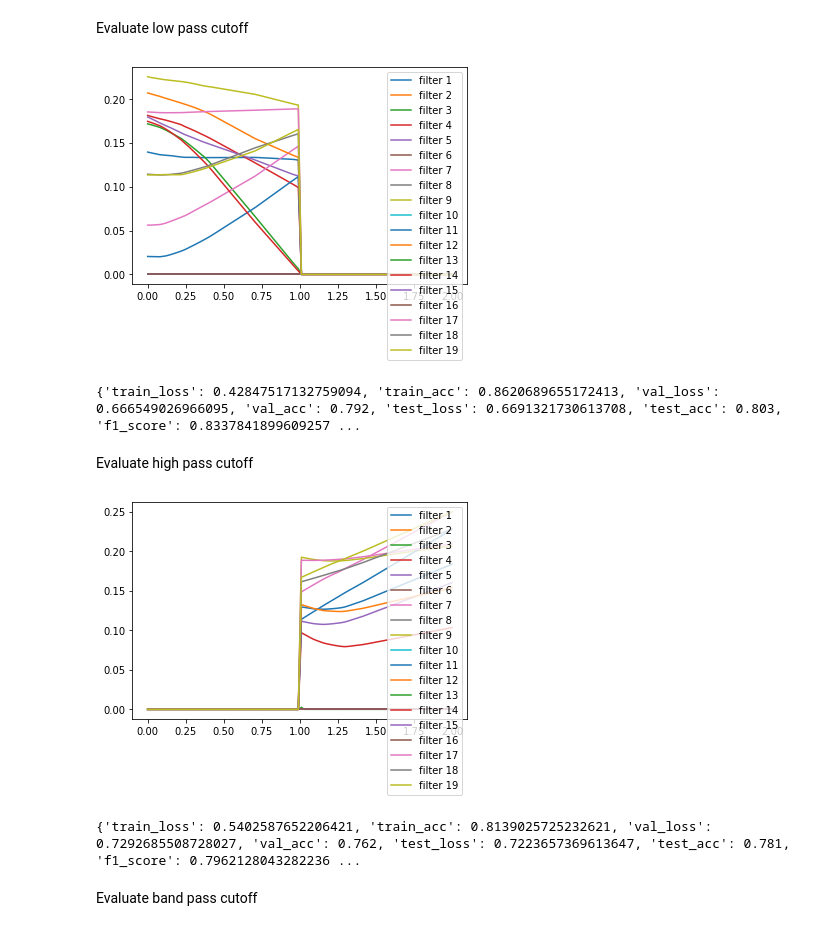
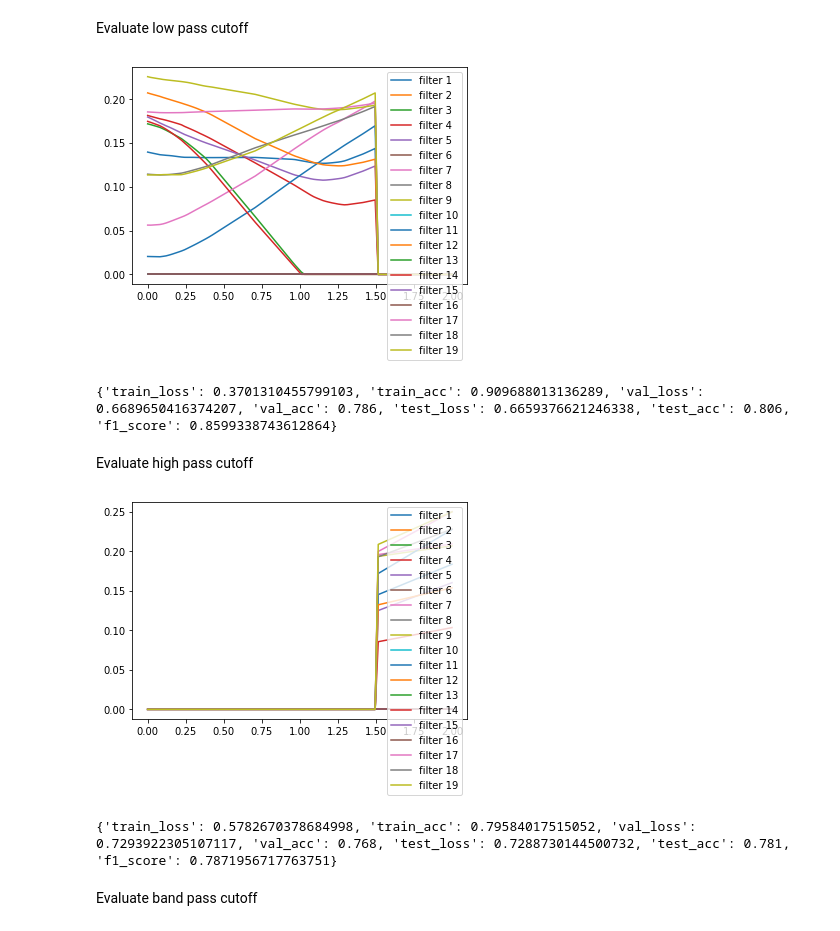
Before and after one commit to seanli3/asgat, a Jupyter notebook: citation/citeseer_frequency_analysis.ipynb, the cells around one changed output. Drawn from its saved outputs; the diff is of its cells as text; code cells hidden in the pictures.

```diff
--- a/citation/citeseer_frequency_analysis.ipynb
+++ b/citation/citeseer_frequency_analysis.ipynb
@@ -33,7 +33,7 @@ cuda = False
 chebyshev_order =17
 edge_dropout =0
 node_feature_dropout =0
-filter ='analysis'
+filter_name ='analysis'
 
 rseed(seed)
 nseed(seed)
@@ -95,7 +95,7 @@ class Net(torch.nn.Module):
         self.G.estimate_lmax()
 
         self.analysis = GraphSpectralFilterLayer(self.G, dataset.num_node_features, hidden,
-                                                 dropout=dropout, out_channels=heads, filter=filter,
+                                                 dropout=dropout, out_channels=heads, filter=filter_name,
                                                  pre_training=pre_training, device='cuda' if cuda else 'cpu',
                                                  alpha=alpha, chebyshev_order=chebyshev_order)
         # self.mlp = nn.Sequential(nn.Linear(hidden * heads, 128),
@@ -109,7 +109,7 @@ class Net(torch.nn.Module):
 
         # self.W = torch.zeros(hidden * heads, dataset.num_classes)
 
-        self.synthesis = GraphSpectralFilterLayer(self.G, hidden * heads, dataset.num_classes, filter=filter,
+        self.synthesis = GraphSpectralFilterLayer(self.G, hidden * heads, dataset.num_classes, filter=filter_name,
                                                   device='cuda' if cuda else 'cpu', dropout=dropout,
                                                   out_channels=1, alpha=alpha, pre_training=False,
                                                   chebyshev_order=chebyshev_order)
@@ -229,22 +229,22 @@ class CutOff(nn.Module):
 # %% [markdown]
 Evaluate low pass cutoff
 # %%
-threshold = 1
+threshold = 1.5
 model.analysis.filter_kernel = CutOff(max_val=threshold, kernel=filter_kernel)
 model.analysis.filter._kernel = CutOff(max_val=threshold, kernel=filter_kernel)
 plot_filter_banks(kernel=model.analysis.filter_kernel)
 print(evaluate(model, dataset[0]))
 
 low_pass_correct_indices = get_correctly_predicted_node_idx(model, 'test')
 with torch.no_grad():
     _, low_att1, low_att2 = model(dataset[0])
 # %% [output]
-[figure, old version]
+[figure, new version]
-{'train_loss': 0.42847517132759094, 'train_acc': 0.8620689655172413, 'val_loss': 0.666549026966095, 'val_acc': 0.792, 'test_loss': 0.6691321730613708, 'test_acc': 0.803, 'f1_score': 0.8337841899609257 ...
+{'train_loss': 0.3701310455799103, 'train_acc': 0.909688013136289, 'val_loss': 0.6689650416374207, 'val_acc': 0.786, 'test_loss': 0.6659376621246338, 'test_acc': 0.806, 'f1_score': 0.8599338743612864}
 # %% [markdown]
 Evaluate high pass cutoff
 # %%
-threshold = 1
+threshold = 1.5
 model.analysis.filter_kernel = CutOff(min_val=threshold, kernel=filter_kernel)
 model.analysis.filter._kernel = CutOff(min_val=threshold, kernel=filter_kernel)
 plot_filter_banks(kernel=model.analysis.filter_kernel)
@@ -255,8 +255,8 @@ high_pass_correct_indices = get_correctly_predicted_node_idx(model, 'test')
 with torch.no_grad():
     _, high_att1, high_att2 = model(dataset[0])
 # %% [output]
-[figure, old version]
+[figure, new version]
-{'train_loss': 0.5402587652206421, 'train_acc': 0.8139025725232621, 'val_loss': 0.7292685508728027, 'val_acc': 0.762, 'test_loss': 0.7223657369613647, 'test_acc': 0.781, 'f1_score': 0.7962128043282236 ...
+{'train_loss': 0.5782670378684998, 'train_acc': 0.79584017515052, 'val_loss': 0.7293922305107117, 'val_acc': 0.768, 'test_loss': 0.7288730144500732, 'test_acc': 0.781, 'f1_score': 0.7871956717763751}
 # %% [markdown]
 Evaluate band pass cutoff
 # %%
```
Also changed, not shown: parts of 10 cells of this notebook.
